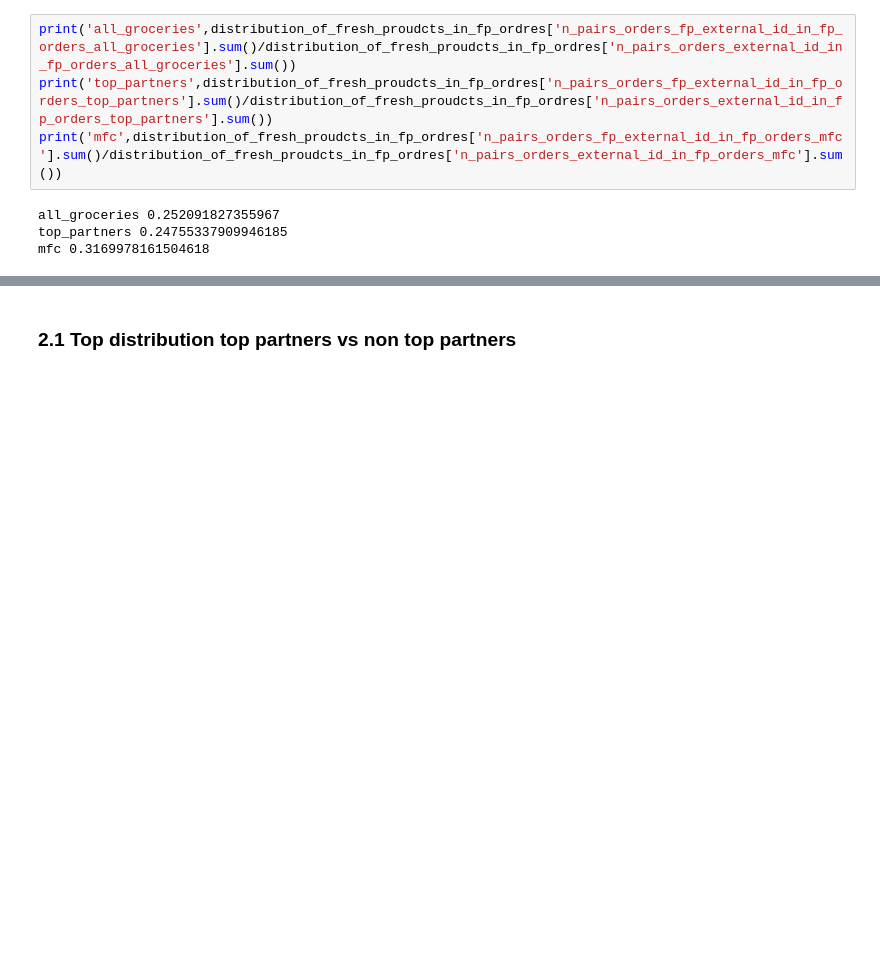
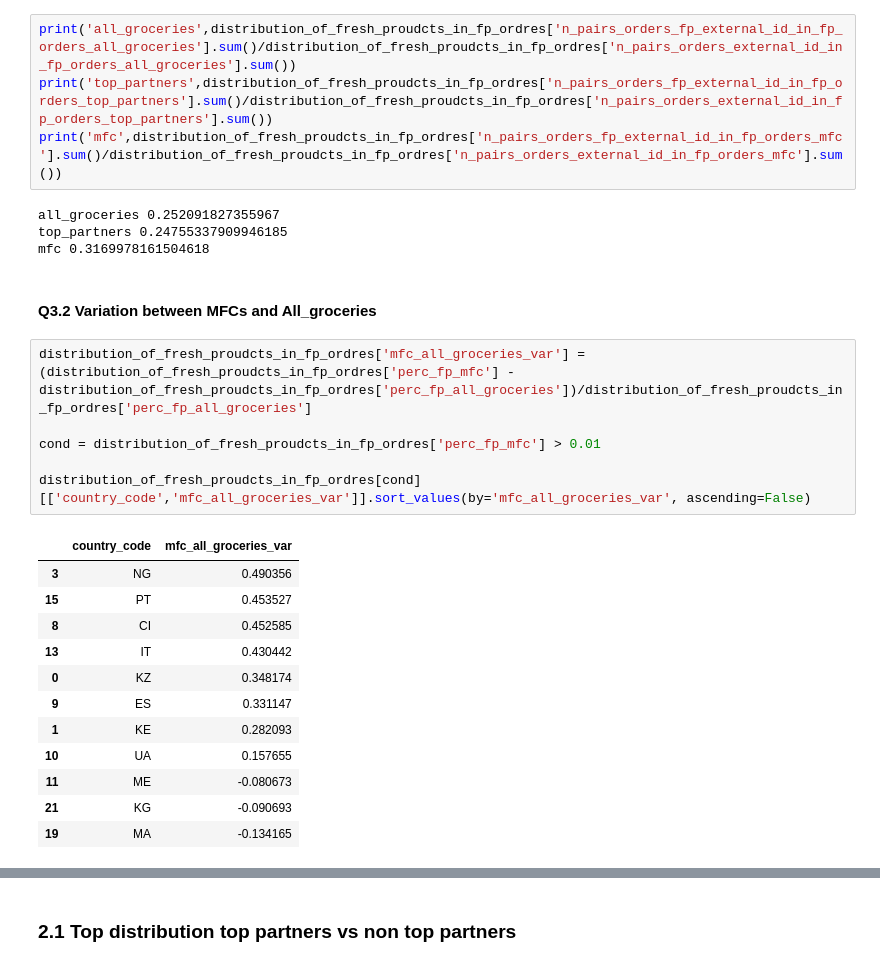
Before and after one commit to JordiCremades4444/central-node, a Jupyter notebook: notebooks/982_2024_10_05_fresh_products/fresh_products.ipynb, the cells around one changed output, grey strips where cells are left out. Cells and saved outputs as stored; diff of their text form; blank space fills up the shorter version.

```diff
--- a/notebooks/982_2024_10_05_fresh_products/fresh_products.ipynb
+++ b/notebooks/982_2024_10_05_fresh_products/fresh_products.ipynb
@@ -261,3 +296,24 @@ print('mfc',distribution_of_fresh_proudcts_in_fp_ordres['n_pairs_orders_fp_exter
 all_groceries 0.252091827355967
 top_partners 0.24755337909946185
 mfc 0.3169978161504618
+# %% [markdown]
+#### Q3.2 Variation between MFCs and All_groceries
+# %%
+distribution_of_fresh_proudcts_in_fp_ordres['mfc_all_groceries_var'] = (distribution_of_fresh_proudcts_in_fp_ordres['perc_fp_mfc'] - distribution_of_fresh_proudcts_in_fp_ordres['perc_fp_all_groceries'])/distribution_of_fresh_proudcts_in_fp_ordres['perc_fp_all_groceries']
+
+cond = distribution_of_fresh_proudcts_in_fp_ordres['perc_fp_mfc'] > 0.01
+
+distribution_of_fresh_proudcts_in_fp_ordres[cond][['country_code','mfc_all_groceries_var']].sort_values(by='mfc_all_groceries_var', ascending=False)
+# %% [output]
+|  | country_code | mfc_all_groceries_var |
+| 3 | NG | 0.490356 |
+| 15 | PT | 0.453527 |
+| 8 | CI | 0.452585 |
+| 13 | IT | 0.430442 |
+| 0 | KZ | 0.348174 |
+| 9 | ES | 0.331147 |
+| 1 | KE | 0.282093 |
+| 10 | UA | 0.157655 |
+| 11 | ME | -0.080673 |
+| 21 | KG | -0.090693 |
+| 19 | MA | -0.134165 |
```
Also changed, not shown: parts of 7 cells of this notebook.
